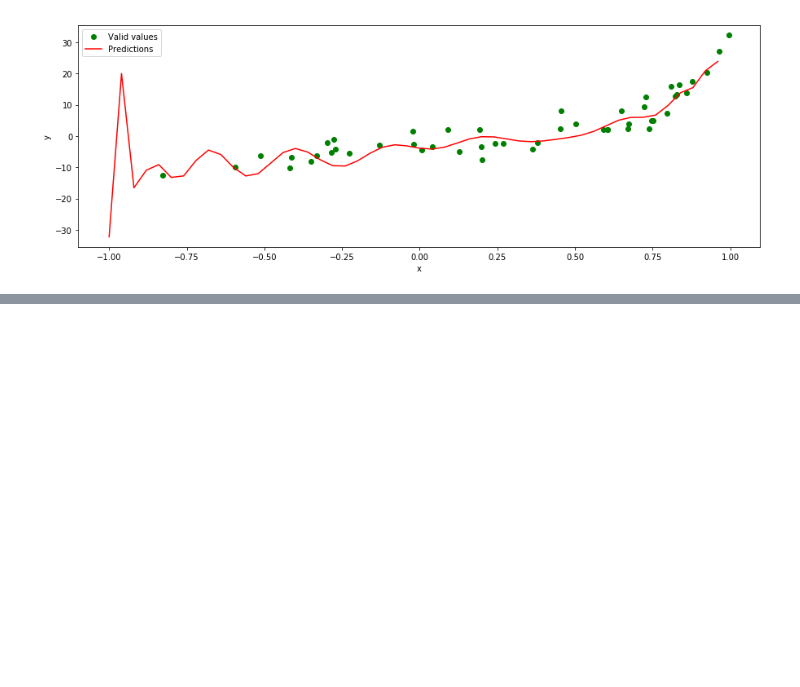
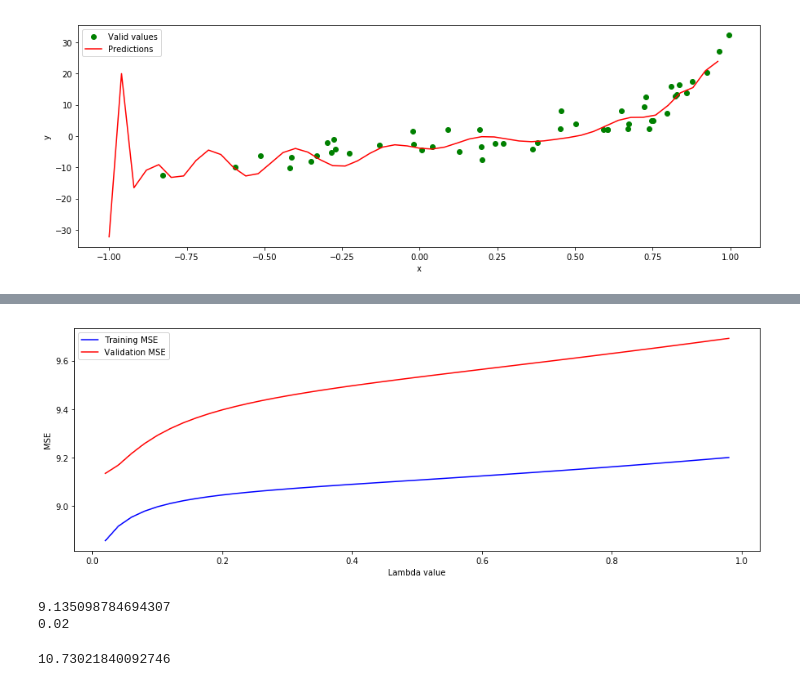
Before and after one commit to atg-abhijay/Comp_551_Assignment_1, a Jupyter notebook: Q2.ipynb, the cells around one changed output, grey strips where cells are left out. Drawn from its saved outputs; the diff is of its cells as text; code cells hidden in the pictures; blank space fills up the shorter version.

```diff
--- a/Q2.ipynb
+++ b/Q2.ipynb
@@ -189,0 +276,19 @@ plt.show()
+# %%
+list_train_mses = []
+list_valid_mses = []
+lambda_vals = np.arange(0, 1, 0.02)
+for lambda_val in lambda_vals:
+    train_params_vector_l2_reg = find_params_l2_regul(train_matrix, train_y, lambda_val)
+    train_mse = find_mse(train_matrix, train_params_vector_l2_reg, train_y)
+    valid_mse = find_mse(valid_matrix, train_params_vector_l2_reg, valid_y)
+    list_train_mses.append(train_mse)
+    list_valid_mses.append(valid_mse)
+# %%
+plt.plot(lambda_vals[1:], list_train_mses[1:], 'b', label='Training MSE')
+plt.plot(lambda_vals[1:], list_valid_mses[1:], 'r', label='Validation MSE')
+plt.xlabel('Lambda value')
+plt.ylabel('MSE')
+plt.legend()
+plt.show()
+# %% [output]
+[figure, added]
@@ -189,0 +299,6 @@ plt.show()
+# %%
+print(min_valid_mse)
+print(best_lambda)
+# %% [output]
+9.135098784694307
+0.02
@@ -189,0 +318,4 @@ plt.show()
+# %%
+print(test_mse)
+# %% [output]
+10.73021840092746
```
Also changed, not shown: parts of 24 cells of this notebook, 1 other file.
